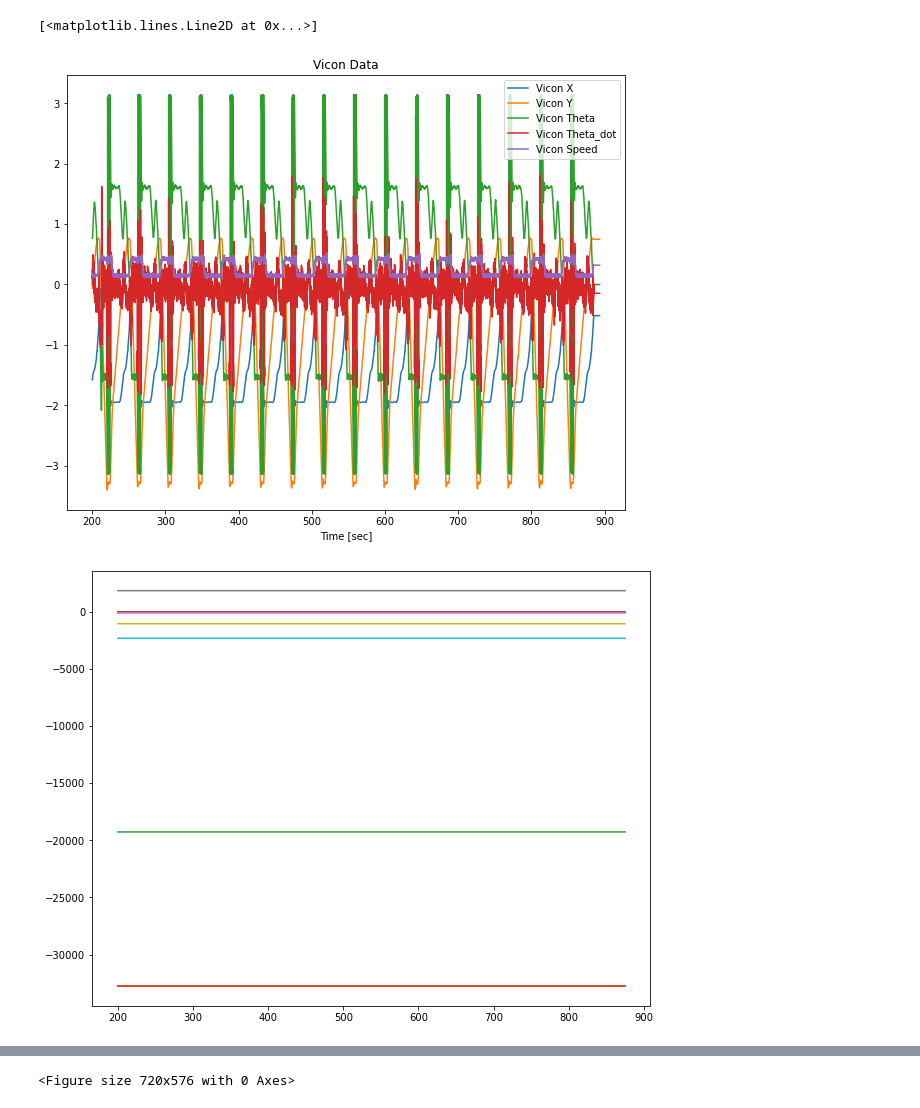
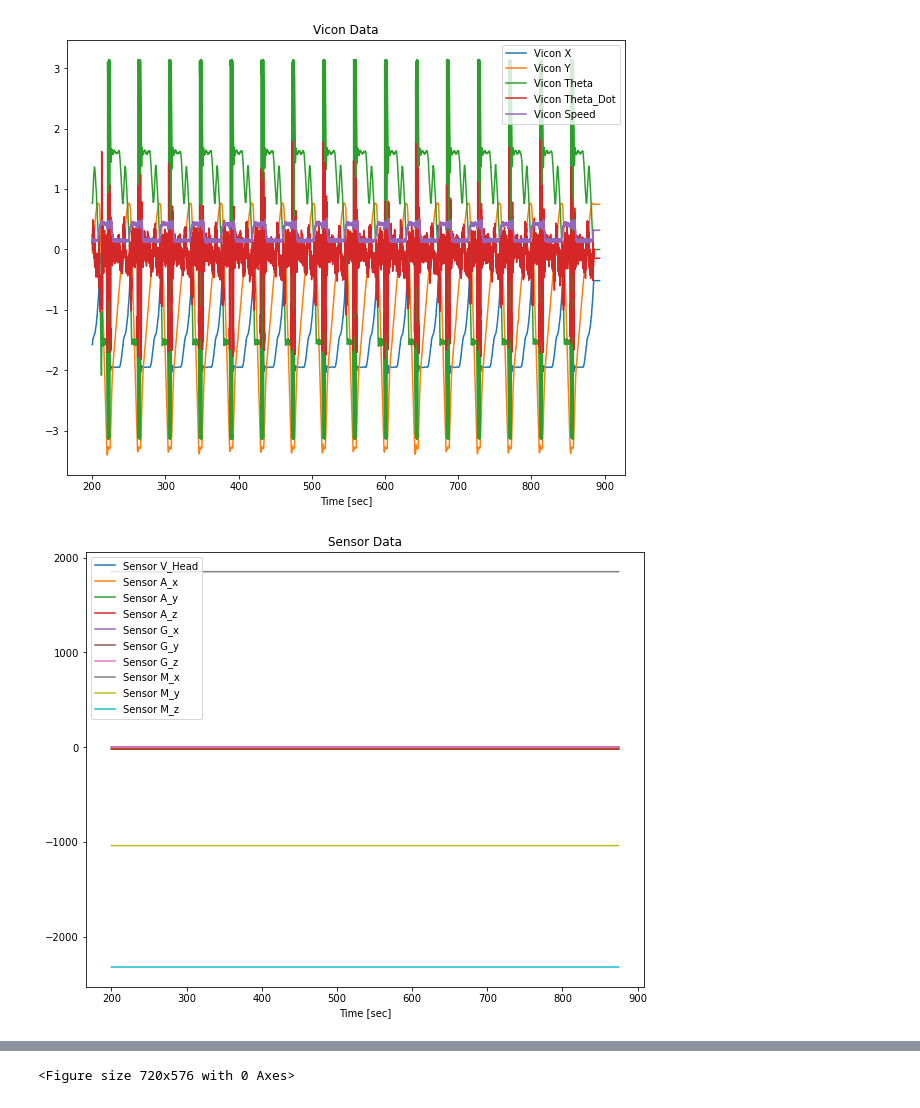
Before and after one commit to fdoyle6/Summer-IDS-Lab, a Jupyter notebook: Variance Calculator.ipynb, the cells around one changed output, grey strips where cells are left out. Saved outputs shown, nothing was run; the diff lists cells and outputs as text; code cells hidden in the pictures.

```diff
--- a/Variance Calculator.ipynb
+++ b/Variance Calculator.ipynb
@@ -4,6 +4,8 @@ from matplotlib import pyplot as plt
 plt.rcParams['figure.figsize'] = [10, 8]
 import scipy
 import scipy.integrate
+
+pi = np.pi
 
 # Since we're using a weird way to calculate the variance, need to define a new variance function
 def getVariance(x, mu):
@@ -111,9 +99,9 @@ waypointT = waypointT[waypointT > 200]
 
 # Sensor data unit conversion factors (time doesn't get scaled)
 kVHead = 1.0
-kAccel = 1.0
+kAccel = 9.81/16384   # puts acceleration in m/s^2
 kMag = 1.0
-kGyro = 1.0
+kGyro = (pi/2)/10285   # puts gyro (ang vel) in rad/s
 
 # Update sensor data to the right units
 sensorVHead *= kVHead
@@ -128,26 +116,39 @@ sensorGys *= kGyro
 sensorGzs *= kGyro
 
 ''' The important X is X = [ x, y, v^H, v^L, theta, theta_dot ] and we are not paying attention to the measurements of x & y ''';
+
+# Edit waypoint theta_dot because it has a delta function in it
 # %%
 # Plot data to see what's necessary
+# Vicon Data
 plt.plot(viconT, viconX, label = 'Vicon X')
 plt.plot(viconT, viconY, label = 'Vicon Y')
 plt.plot(viconT, viconTheta, label = 'Vicon Theta')
-plt.plot(viconT, viconTheta_dot, label = 'Vicon Theta_dot')
+plt.plot(viconT, viconTheta_dot, label = 'Vicon Theta_Dot')
 plt.plot(viconT, viconSpeed, label = 'Vicon Speed')
-plt.xlabel('Time [sec]'); plt.title('Vicon Data'); plt.legend(); plt.figure()
+plt.xlabel('Time [sec]'); plt.title('Vicon Data'); plt.legend(); plt.figure();
 
-plt.plot(sensorT, sensorVHead, label = 'Sensor V_Head')
+# Sensor Data
+plt.plot(sensorT, sensorVHead, label = 'Sensor V_Head') # This is the only non-constant signal
 plt.plot(sensorT, sensorAxs, label = 'Sensor A_x')
 plt.plot(sensorT, sensorAys, label = 'Sensor A_y')
 plt.plot(sensorT, sensorAzs, label = 'Sensor A_z')
 plt.plot(sensorT, sensorGxs, label = 'Sensor G_x')
 plt.plot(sensorT, sensorGys, label = 'Sensor G_y')
 plt.plot(sensorT, sensorGzs, label = 'Sensor G_z')
 plt.plot(sensorT, sensorMxs, label = 'Sensor M_x')
 plt.plot(sensorT, sensorMys, label = 'Sensor M_y')
 plt.plot(sensorT, sensorMzs, label = 'Sensor M_z')
+plt.xlabel('Time [sec]'); plt.title('Sensor Data'); plt.legend(); plt.figure();
+
+# Waypoint Data
+plt.plot(waypointT, waypointX, label = 'Waypoint X')
+plt.plot(waypointT, waypointY, label = 'Waypoint Y')
+plt.plot(waypointT, waypointVhead, label = 'Waypoint V_Head')
+plt.plot(waypointT, waypointVlat, label = 'Waypoint V_Lat')
+plt.plot(waypointT, waypointTheta, label = 'Waypoint Theta')
+plt.plot(waypointT, waypointTheta_dot, label = 'Waypoint Theta_Dot')
+plt.xlabel('Time [sec]'); plt.title('Waypoint Data'); plt.legend();
 # %% [output]
-[<matplotlib.lines.Line2D at 0x...>]
 [figure]
-[figure, old version]
+[figure, new version]
```
Also changed, not shown: parts of 9 cells of this notebook, 1 other file.
